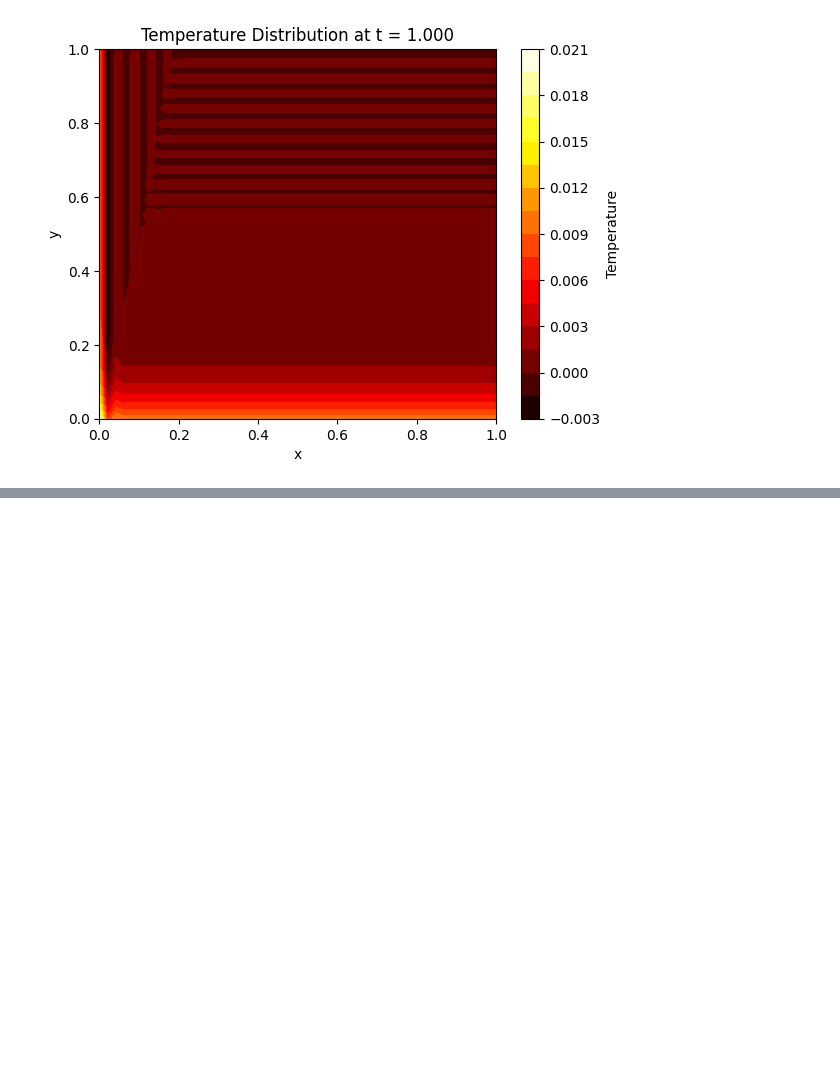
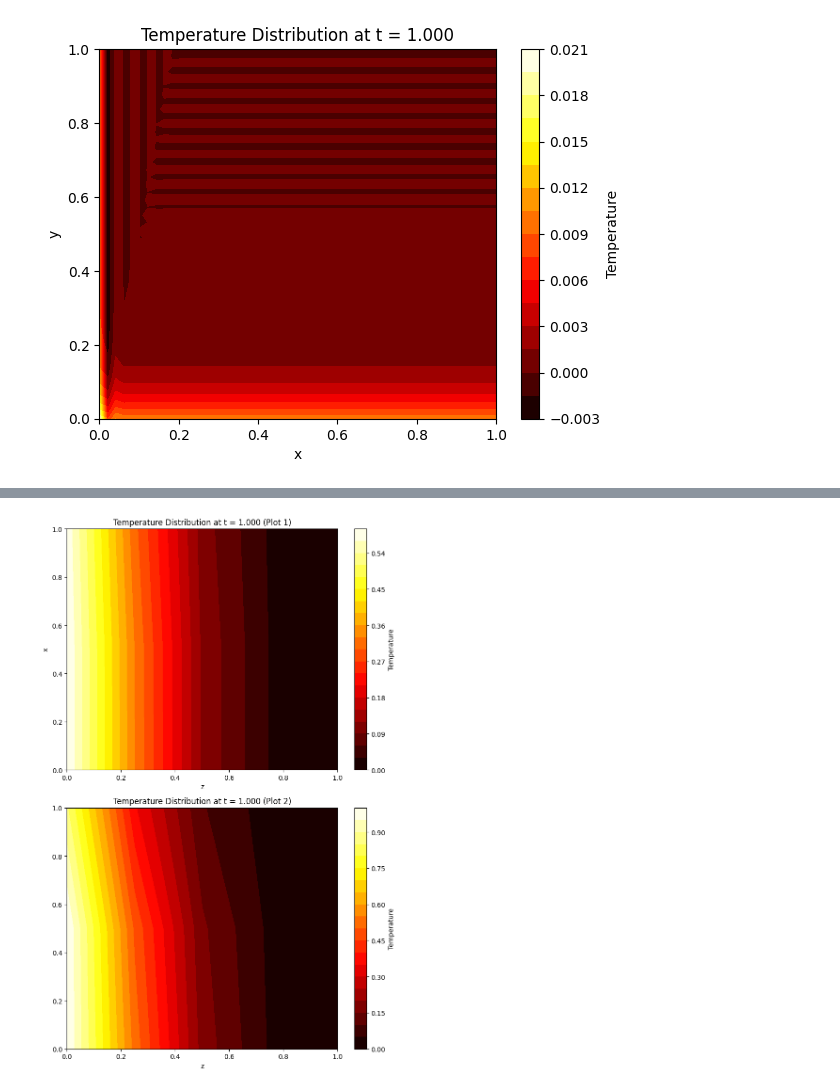
Before and after one commit to alexander-gbu/PMRModel, a Jupyter notebook: Scipy2DTesting.ipynb, the cells around one changed output, grey strips where cells are left out. Cells and saved outputs as stored; diff of their text form; code cells hidden in the pictures; blank space fills up the shorter version.

```diff
--- a/Scipy2DTesting.ipynb
+++ b/Scipy2DTesting.ipynb
@@ -79,0 +184,63 @@ def pde(t,y):
+# %%
+#TWO COMPONENTS
+
+num_z, num_x = 5, 3
+Lz, Lx = 1.0, 1.0  # Dimensions of the 2D domain CAN ADD THE LENGTH AND RADIUS LATER
+nz, nx = num_z, num_x+2   # Number of spatial grid points with 2 imaginary nodes
+dz, dx = Lz / (nz - 1), Lx / (nx - 1)  # Spatial step sizes
+z = np.linspace(0, Lz, nz)
+x = np.linspace(0, Lx, nx)
+
+D1 = 10**-2 #diffusion coeff
+D2 = 10**-1
+v0 = 0.2 #velocity
+
+u_init = np.zeros((2, len(x), len(z)))
+u_init[0,:,0] = 0.6
+u_init[1,:,0] = 1
+u_init = u_init.flatten()
+
+def pde(t,y):
+    y = y.reshape((2, nx, nz)) #THE NUMBER OF COMPONENTS HERE IS 2
+    dydx2 = np.zeros_like(y) #z ,x
+    dydz = np.zeros_like(y)
+    dydt = np.zeros_like(y)
+
+    #MAYBE I NEED TO RESET THE BOUNDARY CONDITIONS IN HERE
+    y[0,:,0] = 0.6
+    y[1,:,0] = 1
+
+    y[:,0,:] = y[:,1,:] #makes it so that there is no flux on bottom boundary (imaginary point in y)
+    y[:,-1,:] = 0 #change the flux at this boundary to be the reaction later
+
+    dydz[:,1:-1,1:] = (y[:,1:-1,1:] - y[:,1:-1,:-1])/dz
+    dydx2[:,1:-1,:] = (y[:,2:, :] - 2 * y[:,1:-1, :] + y[:,:-2, :]) / dx**2
+
+    dydt[0,1:-1,:] = D1*dydx2[0,1:-1,:] - v0*dydz[0,1:-1,:]
+    dydt[1,1:-1,:] = D2*dydx2[1,1:-1,:] - v0*dydz[1,1:-1,:]
+
+    return dydt.flatten()
+
+t_final = 1
+t_span = (0, t_final)  # Time interval
+t_eval = np.linspace(0, t_final, 5)  # Ti   me evaluation points
+
+sol = solve_ivp(pde, t_span, u_init, method='RK45', t_eval=t_eval)
+
+x_plot = np.linspace(0, 1, num_x)
+
+u_plot = sol.y[:, -1].reshape((2, nx, nz)) #THE NUMBER OF COMPONENTS HERE IS 2
+
+fig, ax = plt.subplots(2, 1, figsize=(8, 12))
+ax[0].contourf(z, x_plot, u_plot[0, 1:-1, :], 20, cmap='hot')
+ax[0].set_title(f'Temperature Distribution at t = {sol.t[-1]:.3f} (Plot 1)')
+ax[0].set_xlabel('z')
+ax[0].set_ylabel('x')
+fig.colorbar(ax[0].contourf(z, x_plot, u_plot[0, 1:-1, :], 20, cmap='hot'), ax=ax[0], label='Temperature')
+ax[1].contourf(z, x_plot, u_plot[1, 1:-1, :], 20, cmap='hot')
+ax[1].set_title(f'Temperature Distribution at t = {sol.t[-1]:.3f} (Plot 2)')
+ax[1].set_xlabel('z')
+fig.colorbar(ax[1].contourf(z, x_plot, u_plot[1, 1:-1, :], 20, cmap='hot'), ax=ax[1], label='Temperature')
+plt.tight_layout()
+plt.show()
+# %% [output]
@@ -79,0 +264 @@ def pde(t,y):
+[figure, added]
```
Also changed, not shown: parts of 3 cells of this notebook, 1 other file.
